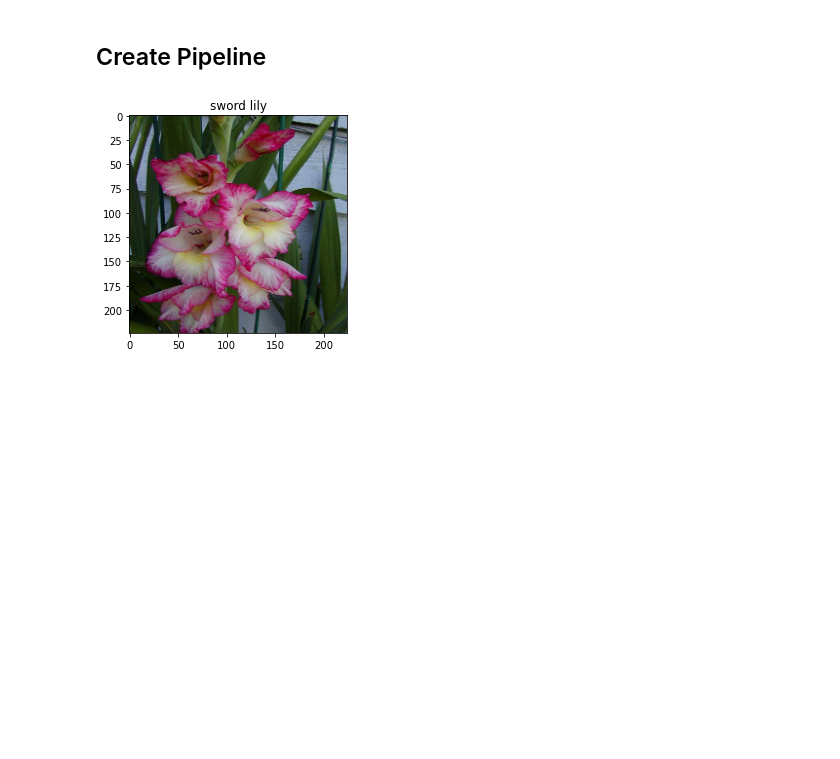
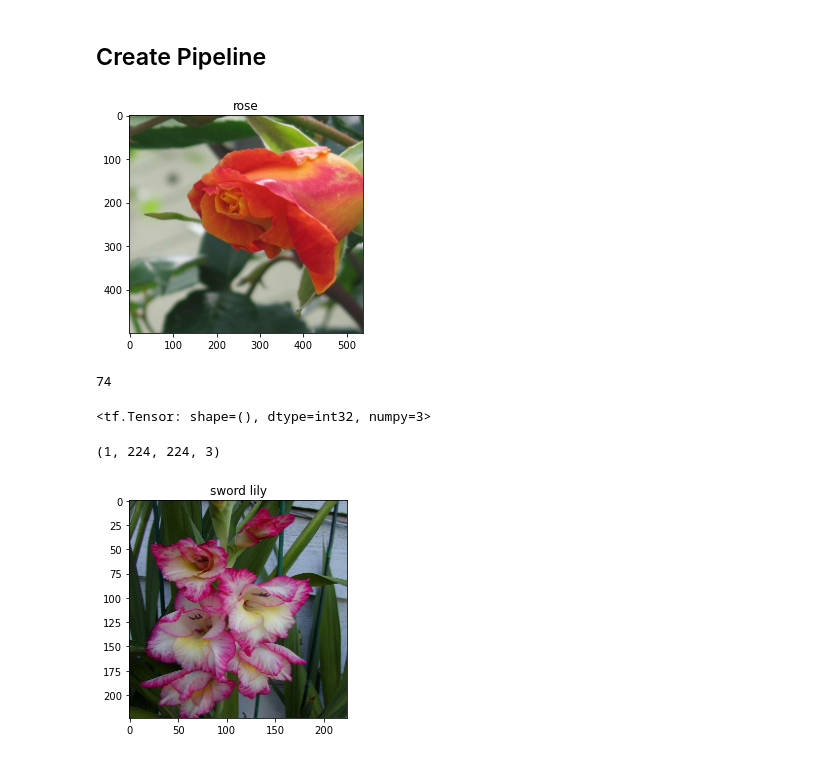
Before and after one commit to tom-itl/Machine_Learning, a Jupyter notebook: p2_image_classifier/Project_Image_Classifier_Project.ipynb, the cells around one changed output. Saved outputs shown, nothing was run; the diff lists cells and outputs as text; code cells hidden in the pictures; blank space fills up the shorter version.

```diff
--- a/p2_image_classifier/Project_Image_Classifier_Project.ipynb
+++ b/p2_image_classifier/Project_Image_Classifier_Project.ipynb
@@ -144,11 +144,11 @@ IMG_DIM = 224
 
 # This generator will be used on the train and test sets
 img_gen_train = ImageDataGenerator(rescale=1.0/255,
-#                                    rotation_range=90,
-#                                    width_shift_range=0.2,
-#                                    height_shift_range=0.2,
-#                                    shear_range=0.2,
-#                                    horizontal_flip=True,
+                                   rotation_range=45,
+                                   width_shift_range=0.2,
+                                   height_shift_range=0.2,
+                                   shear_range=0.2,
+                                   horizontal_flip=True,
                                    fill_mode='nearest')
 
 # train_data_gen = img_gen_train.flow
@@ -161,10 +161,22 @@ for taken_image in train_data.take(-1):
     X_train.append(taken_image[0].numpy())
     y_train.append(taken_image[1].numpy() + 1)
 
+X_test = []
+y_test = []
+for taken_image in test_data.take(-1):
+    X_test.append(taken_image[0].numpy())
+    y_test.append(taken_image[1].numpy() + 1)
+
+X_valid = []
+y_valid = []
+for taken_image in validate_data.take(-1):
+    X_valid.append(taken_image[0].numpy())
+    y_valid.append(taken_image[1].numpy() + 1)
+
 # X_train = np.array(list([x[0].numpy() for x in list(train_data)]))
-# y_train = np.array([x[1].numpy() for x in list(train_data)])
+# y_train = np.array([x[1].numpy() + 1 for x in list(train_data)])
 
-# # I think I need to resize all images to be the same dimensions:
+# I think I need to resize all images to be the same dimensions:
 for i in range(num_ex_train):
     X_train[i] = tf.image.resize(X_train[i], (IMG_DIM, IMG_DIM)) # / 255.0
 
@@ -177,6 +189,28 @@ for i in range(num_ex_train):
 #                    y_train,
 #                    batch_size=BATCH_SIZE,
 #                    shuffle=True)
+# %%
+idx = 200
+
+plt.imshow(X_valid[idx] / 255)
+plt.title(class_names[str(y_valid[idx])])
+plt.show();
+print(y_valid[idx])
+# %% [output]
+[figure, added]
+74
+# %%
+tf.rank(X_train[0])
+# %% [output]
+<tf.Tensor: shape=(), dtype=int32, numpy=3>
+# %%
+# img_gen_train.fit(X_train)
+# train_data
+X_train[0] = np.expand_dims(X_train[0], 0)
+X_valid[0] = np.expand_dims(X_valid[0], 0)
+X_train[0].shape
+# %% [output]
+(1, 224, 224, 3)
 # %%
 idx = 50
 
```
Also changed, not shown: parts of 3 cells of this notebook.
